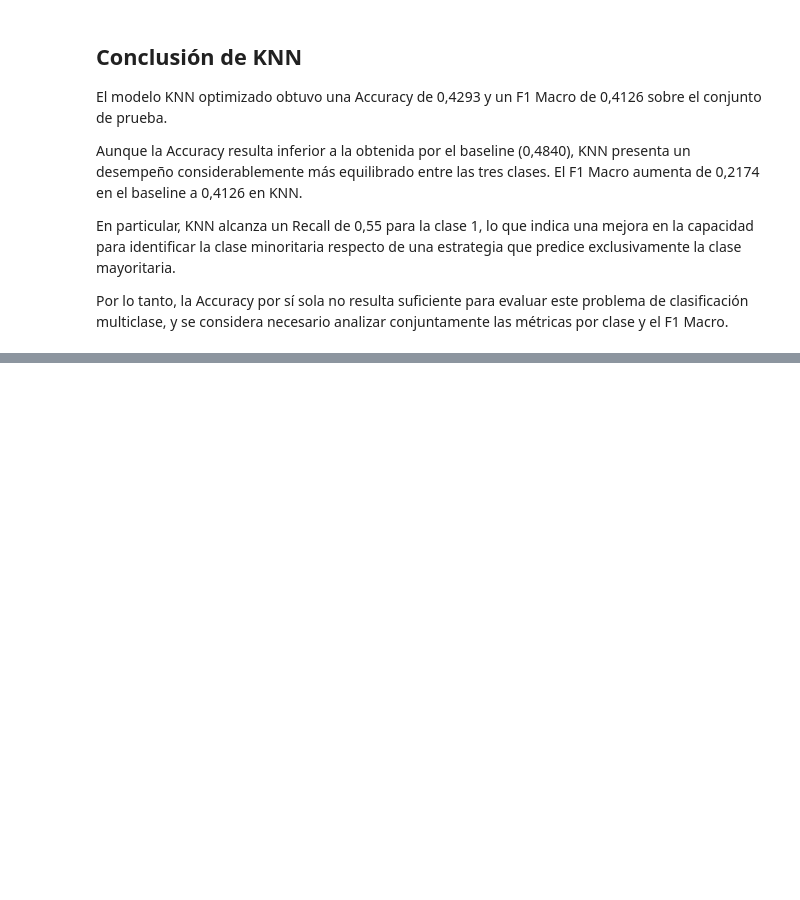
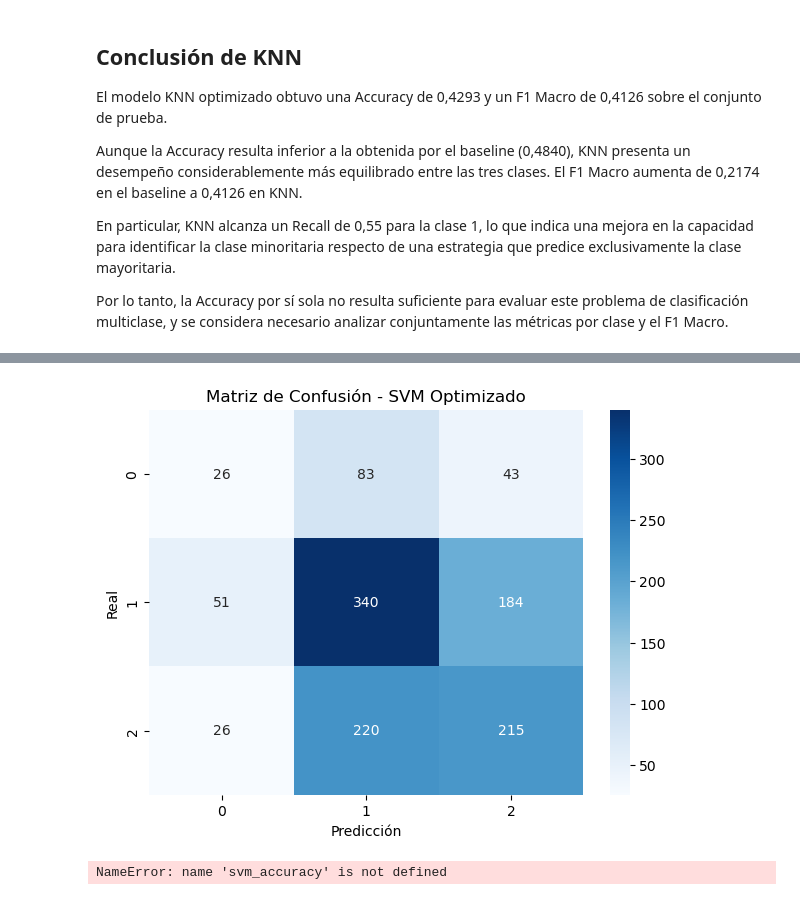
Before and after one commit to dvazquez1981/tp_final_AdM, a Jupyter notebook: TPG_Final.ipynb, the cells around one changed output, grey strips where cells are left out. Cells and saved outputs as stored; diff of their text form; code cells hidden in the pictures; blank space fills up the shorter version.

```diff
--- a/TPG_Final.ipynb
+++ b/TPG_Final.ipynb
@@ -2764,0 +2850,13 @@ Por lo tanto, la Accuracy por sí sola no resulta suficiente para evaluar este p
+# %%
+svm_optimizado = grid_svm.best_estimator_
+
+y_pred_svm_opt = svm_optimizado.predict(X_test_scaled)
+
+accuracy_svm_opt = accuracy_score(y_test, y_pred_svm_opt)
+f1_svm_opt = f1_score(y_test, y_pred_svm_opt, average='macro')
+
+print("Accuracy SVM optimizado:", accuracy_svm_opt)
+print("F1 Macro SVM optimizado:", f1_svm_opt)
+
+print("\nClassification Report:")
+print(classification_report(y_test, y_pred_svm_opt))
@@ -2764,0 +2877,45 @@ Por lo tanto, la Accuracy por sí sola no resulta suficiente para evaluar este p
+# %%
+cm_svm_opt = confusion_matrix(y_test, y_pred_svm_opt)
+
+plt.figure(figsize=(7, 5))
+sns.heatmap(
+    cm_svm_opt,
+    annot=True,
+    fmt='d',
+    cmap='Blues'
+)
+
+plt.title('Matriz de Confusión - SVM Optimizado')
+plt.xlabel('Predicción')
+plt.ylabel('Real')
+plt.show()
+# %% [output]
+[figure, added]
+# %%
+resultados = pd.DataFrame({
+    'Modelo': [
+        'Baseline',
+        'KNN',
+        'KNN Optimizado',
+        'SVM',
+        'SVM Optimizado'
+    ],
+    'Accuracy': [
+        baseline_accuracy,
+        knn_accuracy,
+        knn_best_accuracy,
+        svm_accuracy,
+        svm_best_accuracy
+    ],
+    'F1 Macro': [
+        baseline_f1,
+        knn_f1,
+        knn_best_f1,
+        svm_f1,
+        svm_best_f1
+    ]
+})
+
+resultados
+# %% [output]
+NameError: name 'svm_accuracy' is not defined
```
Also changed, not shown: parts of 4 cells of this notebook.
